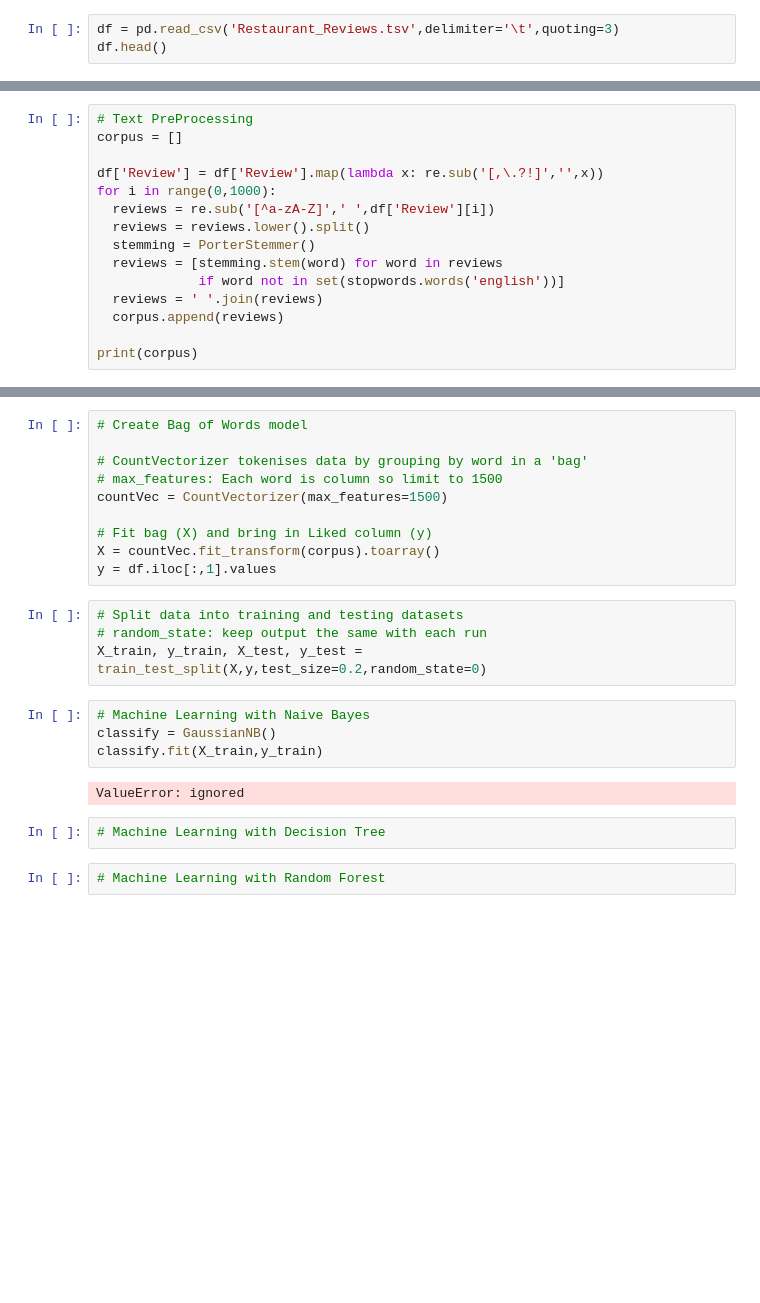
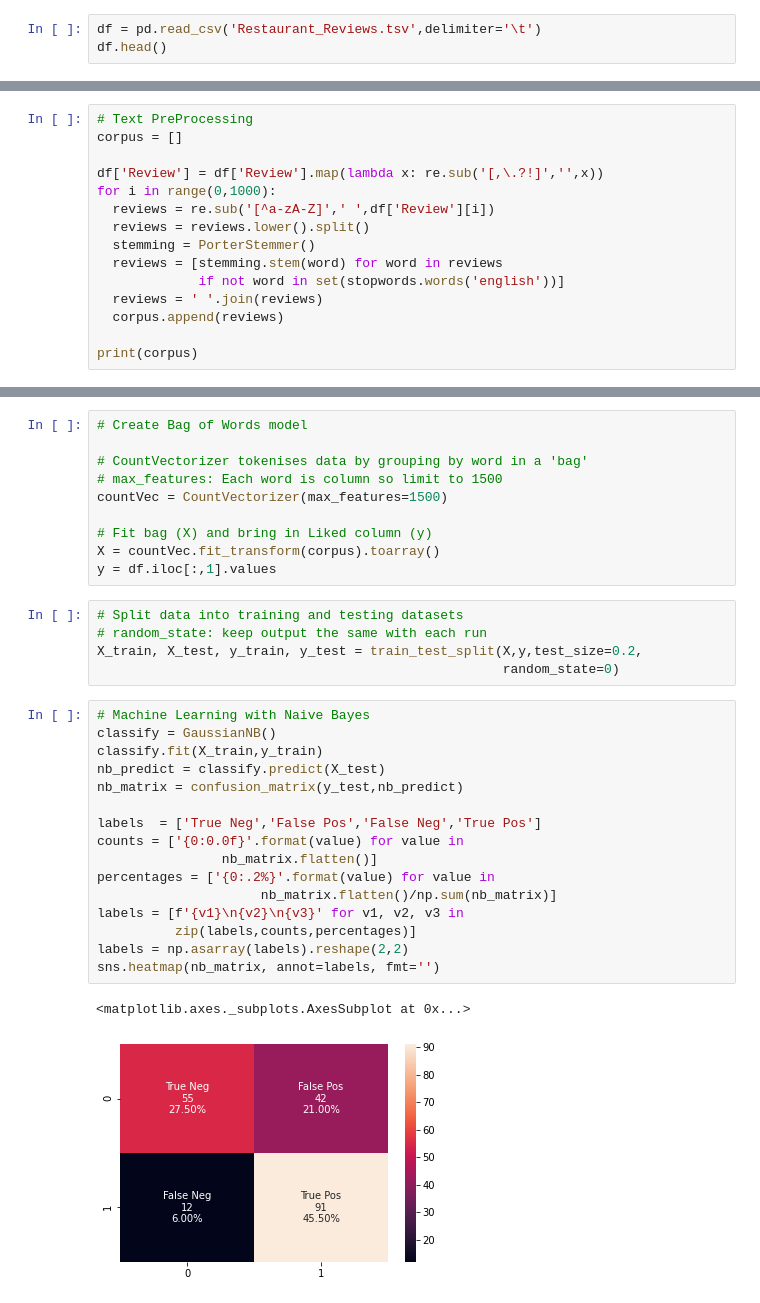
Before and after one commit to MarkNCI/Machine-Learning, a Jupyter notebook: NLP/NLP_Tutorial.ipynb, the cells around one changed output, grey strips where cells are left out. Saved outputs shown, nothing was run; the diff lists cells and outputs as text; blank space fills up the shorter version.

Commit message:
Fixed Error with this order: X_train, X_test, y_train, y_test

```diff
--- a/NLP/NLP_Tutorial.ipynb
+++ b/NLP/NLP_Tutorial.ipynb
@@ -29,7 +30,7 @@ from google.colab import files
 # %% [output]
 Restaurant_Reviews.tsv  sample_data
 # %%
-df = pd.read_csv('Restaurant_Reviews.tsv',delimiter='\t',quoting=3)
+df = pd.read_csv('Restaurant_Reviews.tsv',delimiter='\t')
 df.head()
 # %% [output]
 |  | Review | Liked |
@@ -63,7 +64,7 @@ for i in range(0,1000):
   reviews = reviews.lower().split()
   stemming = PorterStemmer()
   reviews = [stemming.stem(word) for word in reviews
-             if word not in set(stopwords.words('english'))]
+             if not word in set(stopwords.words('english'))]
   reviews = ' '.join(reviews)
   corpus.append(reviews)
 
@@ -83,14 +84,24 @@ y = df.iloc[:,1].values
 # %%
 # Split data into training and testing datasets
 # random_state: keep output the same with each run
-X_train, y_train, X_test, y_test = train_test_split(X,y,test_size=0.2,random_state=0)
+X_train, X_test, y_train, y_test = train_test_split(X,y,test_size=0.2,
+                                                    random_state=0)
-# %%
-# Machine Learning with Naive Bayes
-classify = GaussianNB()
-classify.fit(X_train,y_train)
-# %% [output]
-ValueError: ignored
-# %%
-# Machine Learning with Decision Tree
-# %%
-# Machine Learning with Random Forest
+# %%
+# Machine Learning with Naive Bayes
+classify = GaussianNB()
+classify.fit(X_train,y_train)
+nb_predict = classify.predict(X_test)
+nb_matrix = confusion_matrix(y_test,nb_predict)
+
+labels  = ['True Neg','False Pos','False Neg','True Pos']
+counts = ['{0:0.0f}'.format(value) for value in
+                nb_matrix.flatten()]
+percentages = ['{0:.2%}'.format(value) for value in
+                     nb_matrix.flatten()/np.sum(nb_matrix)]
+labels = [f'{v1}\n{v2}\n{v3}' for v1, v2, v3 in
+          zip(labels,counts,percentages)]
+labels = np.asarray(labels).reshape(2,2)
+sns.heatmap(nb_matrix, annot=labels, fmt='')
+# %% [output]
+<matplotlib.axes._subplots.AxesSubplot at 0x...>
+[figure, added]
```
Also changed, not shown: parts of 4 cells of this notebook.
